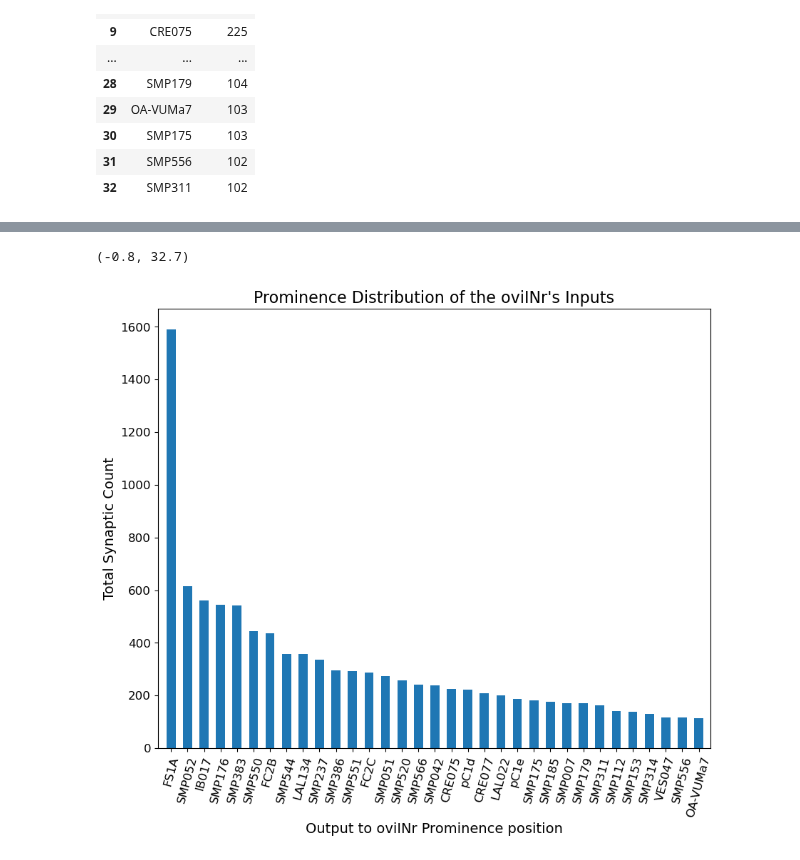
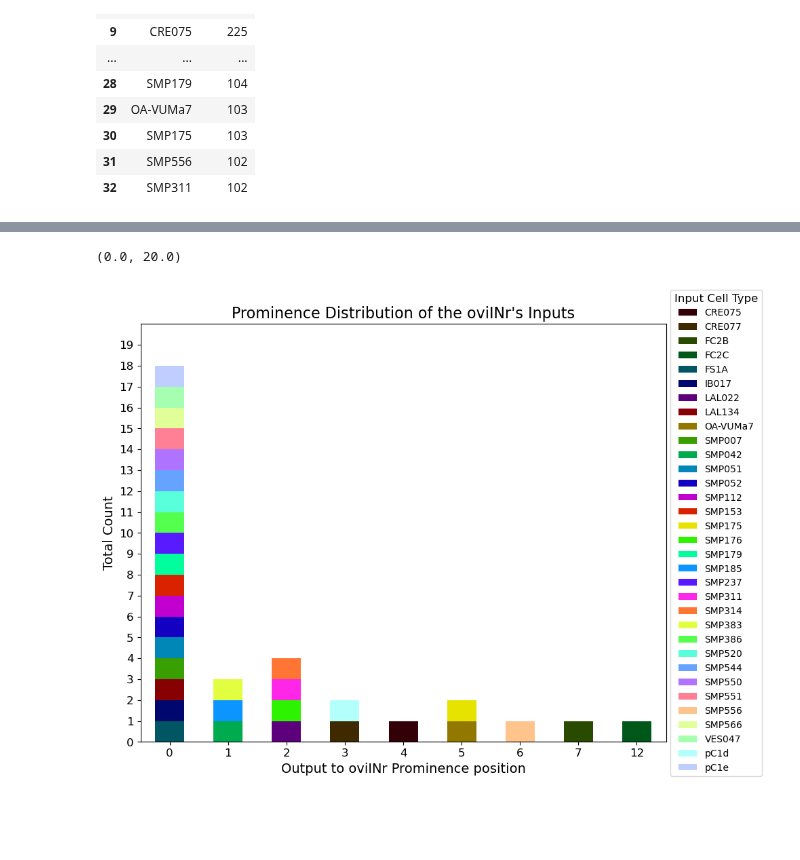
Before and after one commit to RhessaWL/flybrain-clustering, a Jupyter notebook: oviIN_prominencefig.ipynb, the cells around one changed output, grey strips where cells are left out. Saved outputs shown, nothing was run; the diff lists cells and outputs as text; code cells hidden in the pictures; blank space fills up the shorter version.

Commit message:
Figure adjustments

```diff
--- a/oviIN_prominencefig.ipynb
+++ b/oviIN_prominencefig.ipynb
@@ -92,6 +94,3 @@ for idx, row in testchunk.iterrows():
     # add the weight and rank of oviIN in its partners outputs to the testchunk dataframe
     testchunk.loc[idx,'out_to_ovis_weight'] = thing.values[0]
     testchunk.loc[idx,'out_to_ovis_rank'] = thing.index.values[0]
-# %%
-testchunk = testchunk.sort_values(by='out_to_ovis_weight', ascending=False, ignore_index=True)
-testchunk
@@ -115,0 +120,18 @@ testchunk
+# %%
+import math
+# function creates distint colors for each cell type
+# Found this on stackoverflow: https://stackoverflow.com/questions/42697933/colormap-with-maximum-distinguishable-colours
+def generate_colormap(N):
+    arr = np.arange(N)/N
+    N_up = int(math.ceil(N/7)*7)
+    arr.resize(N_up)
+    arr = arr.reshape(7,N_up//7).T.reshape(-1)
+    ret = plt.cm.gist_rainbow(arr)
+    n = ret[:,3].size
+    a = n//2
+    b = n-a
+    for i in range(3):
+        ret[0:n//2,i] *= np.arange(0.2,1,0.8/a)
+    ret[n//2:,3] *= np.arange(1,0.1,-0.9/b)
+#     print(ret)
+    return ret
@@ -116,13 +169,20 @@ testchunk
 # %%
-# Plotting the data
 fig, ax = plt.subplots(figsize=(10, 8))
-ax.bar(testchunk['type_pre'], testchunk['out_to_ovis_weight'], width=0.55)
-plt.xticks(testchunk['type_pre'], rotation=75, fontsize=12)
-plt.yticks(fontsize=12)
-ax.set_ylabel('Total Synaptic Count', fontsize=14)
+# stacked bar plot
+testchunk_pivot.plot(kind='bar', stacked=True, ax=ax, color= generate_colormap(len(testchunk_pivot.columns)))
+
+# generate labels for each stacked bar using the cell type names
+labels = testchunk_pivot.columns
+# legend on the right of plot
+ax.legend(loc='center left', bbox_to_anchor=(1, 0.5), title='Input Cell Type', title_fontsize='large', fontsize='medium')
+plt.xticks(rotation=0,fontsize=12)
+# yticks should be 19 of them evenly spaced
+ax.set_yticks(np.linspace(0, 19, 20))
+ax.set_yticklabels(np.linspace(0, 19, 20, dtype=int), fontsize=12)
+ax.set_ylabel('Total Count', fontsize=14)
 ax.set_xlabel('Output to oviINr Prominence position', fontsize=14)
 ax.set_title("Prominence Distribution of the oviINr's Inputs", fontsize=16)
-plt.xlim(-0.8, len(testchunk.index)-0.3)
+plt.ylim(0, 20)
 # %% [output]
-(-0.8, 32.7)
+(0.0, 20.0)
-[figure, old version]
+[figure, new version]
```
Also changed, not shown: parts of 4 cells of this notebook, 7 other files.
